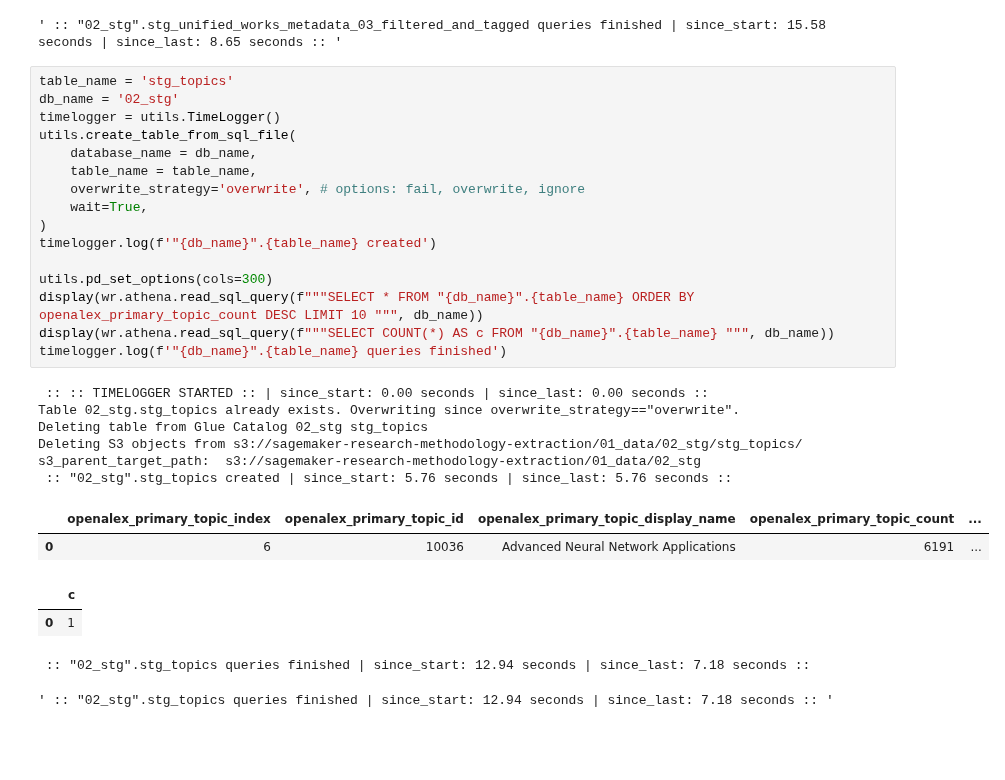
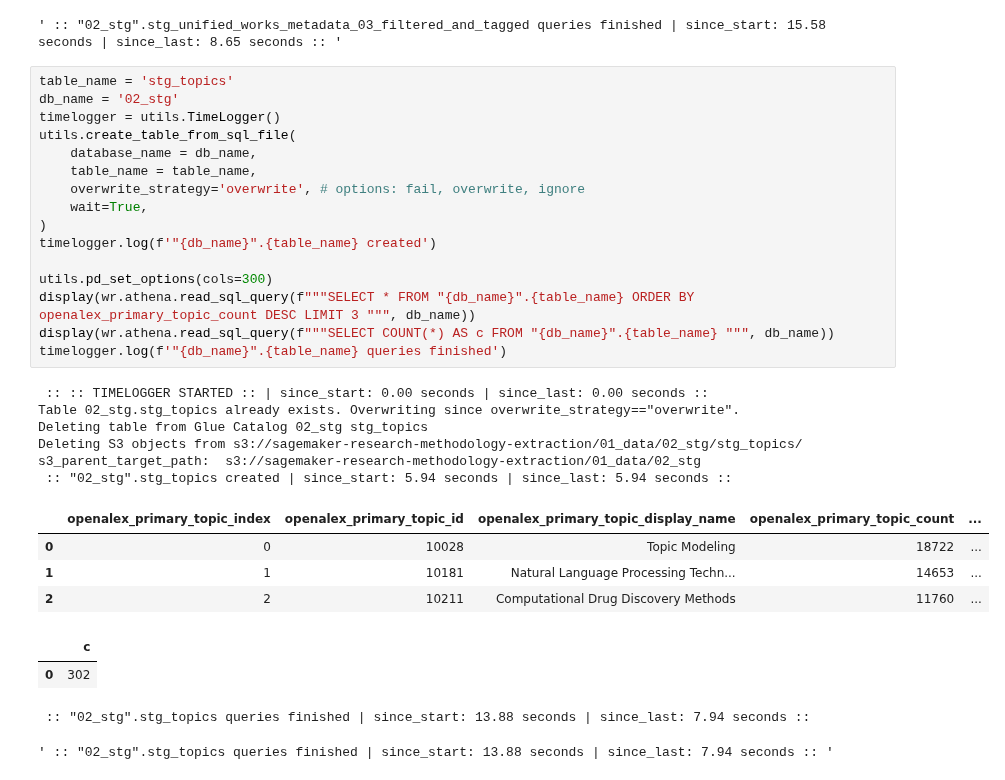
Before and after one commit to ka-steve/sagemaker_research_classification, a Jupyter notebook: src/04_transformation/04_01_transformation_control.ipynb, the cells around one changed output. Saved outputs shown, nothing was run; the diff lists cells and outputs as text; blank space fills up the shorter version.

```diff
--- a/src/04_transformation/04_01_transformation_control.ipynb
+++ b/src/04_transformation/04_01_transformation_control.ipynb
@@ -341,32 +341,34 @@ s3_parent_target_path:  s3://sagemaker-research-methodology-extraction/01_data/0
 # %%
 table_name = 'stg_topics'
 db_name = '02_stg'
 timelogger = utils.TimeLogger()
 utils.create_table_from_sql_file(
     database_name = db_name,
     table_name = table_name,
     overwrite_strategy='overwrite', # options: fail, overwrite, ignore
     wait=True,
 )
 timelogger.log(f'"{db_name}".{table_name} created')
 
 utils.pd_set_options(cols=300)
-display(wr.athena.read_sql_query(f"""SELECT * FROM "{db_name}".{table_name} ORDER BY openalex_primary_topic_count DESC LIMIT 10 """, db_name))
+display(wr.athena.read_sql_query(f"""SELECT * FROM "{db_name}".{table_name} ORDER BY openalex_primary_topic_count DESC LIMIT 3 """, db_name))
 display(wr.athena.read_sql_query(f"""SELECT COUNT(*) AS c FROM "{db_name}".{table_name} """, db_name))
 timelogger.log(f'"{db_name}".{table_name} queries finished')
 # %% [output]
  :: :: TIMELOGGER STARTED :: | since_start: 0.00 seconds | since_last: 0.00 seconds ::
 Table 02_stg.stg_topics already exists. Overwriting since overwrite_strategy=="overwrite".
 Deleting table from Glue Catalog 02_stg stg_topics
 Deleting S3 objects from s3://sagemaker-research-methodology-extraction/01_data/02_stg/stg_topics/
 s3_parent_target_path:  s3://sagemaker-research-methodology-extraction/01_data/02_stg
- :: "02_stg".stg_topics created | since_start: 5.76 seconds | since_last: 5.76 seconds ::
+ :: "02_stg".stg_topics created | since_start: 5.94 seconds | since_last: 5.94 seconds ::
 |  | openalex_primary_topic_index | openalex_primary_topic_id | openalex_primary_topic_display_name | openalex_primary_topic_count | ... |
-| 0 | 6 | 10036 | Advanced Neural Network Applications | 6191 | ... |
+| 0 | 0 | 10028 | Topic Modeling | 18722 | ... |
+| 1 | 1 | 10181 | Natural Language Processing Techn... | 14653 | ... |
+| 2 | 2 | 10211 | Computational Drug Discovery Methods | 11760 | ... |
 |  | c |
-| 0 | 1 |
+| 0 | 302 |
- :: "02_stg".stg_topics queries finished | since_start: 12.94 seconds | since_last: 7.18 seconds ::
+ :: "02_stg".stg_topics queries finished | since_start: 13.88 seconds | since_last: 7.94 seconds ::
-' :: "02_stg".stg_topics queries finished | since_start: 12.94 seconds | since_last: 7.18 seconds :: '
+' :: "02_stg".stg_topics queries finished | since_start: 13.88 seconds | since_last: 7.94 seconds :: '
 # %%
 table_name = 'stg_subfields'
 db_name = '02_stg'
```
Also changed, not shown: parts of 15 cells of this notebook, 6 other files.
